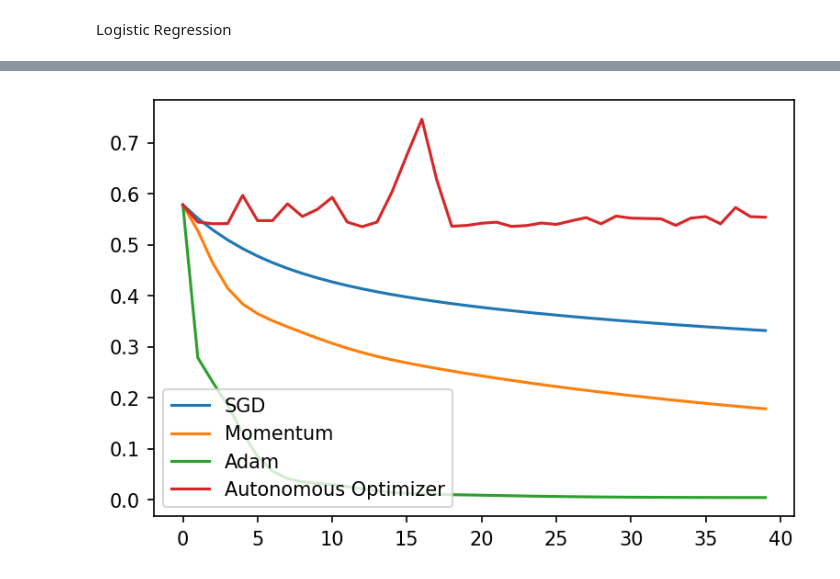
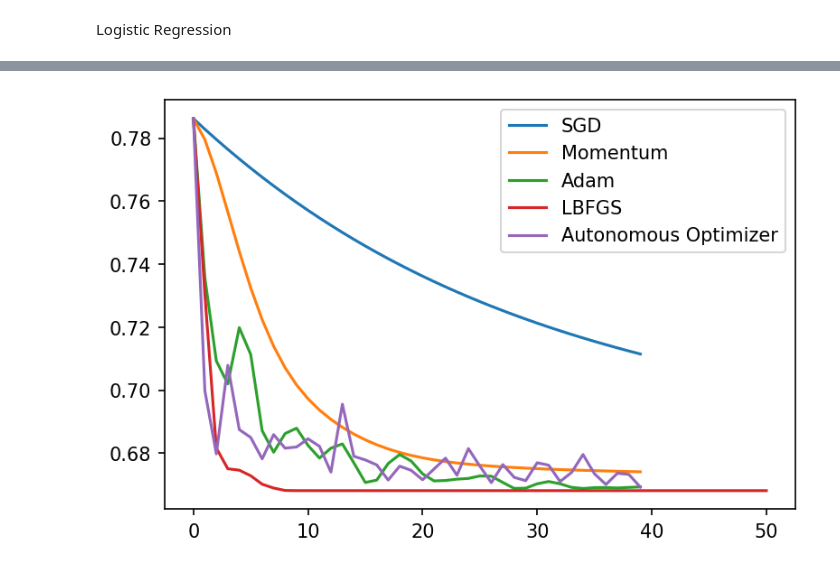
Before and after one commit to stewy33/Learning-to-Optimize, a Jupyter notebook: experiments.ipynb, the cells around one changed output, grey strips where cells are left out. Cells and saved outputs as stored; diff of their text form; code cells hidden in the pictures.

```diff
--- a/experiments.ipynb
+++ b/experiments.ipynb
@@ -85,6 +92,11 @@ adam_vals, adam_traj = benchmark.run_optimizer(
     torch.optim.Adam, problem, iterations, quadratic_tune['adam']['hyperparams'])
 print(f'Adam optimality gap: {adam_vals.min() - optimal_value}')
 
+# LBFGS
+lbfgs_vals, lbfgs_traj = benchmark.run_optimizer(
+    torch.optim.LBFGS, problem, iterations, {})
+print(f'LBFGS optimality gap: {lbfgs_vals.min() - optimal_value}')
+
 # Autonomous optimizer
 ao_vals, ao_traj = benchmark.run_optimizer(
     autonomous_optimizer.AutonomousOptimizer, problem, iterations, {"policy": quadratic_policy})
@@ -156,5 +171,7 @@ plot_trajs({
 # %% [markdown]
 Logistic Regression
 # %%
-dataset = [benchmark.logistic_regression() for _ in range(90)]
-env = autonomous_optimizer.Environment(dataset, num_steps=40, history_len=25)
+lr_dataset = [benchmark.logistic_regression() for _ in range(90)]
+
+def make_lr_env():
+    return autonomous_optimizer.Environment(lr_dataset, num_steps=40, history_len=25)
@@ -168,5 +193,5 @@ lr_policy = stable_baselines.PPO1(MlpPolicy, env, verbose=0, tensorboard_log='tb
 from stable_baselines.common.policies import MlpPolicy
 lr_policy = stable_baselines.PPO2(MlpPolicy, env, verbose=0, tensorboard_log='tb_logs/lr')
 # %%
-lr_policy.learn(total_timesteps=20 * iterations * len(dataset))
+lr_policy.learn(total_timesteps=200 * iterations * len(dataset))
 # %% [output]
@@ -200,6 +225,11 @@ adam_vals, adam_traj = benchmark.run_optimizer(
     torch.optim.Adam, problem, iterations, lr_tune['adam']['hyperparams'])
 print(f'Adam optimum: {adam_vals.min()}')
 
+# LBFGS
+lbfgs_vals, lbfgs_traj = benchmark.run_optimizer(
+    torch.optim.LBFGS, problem, iterations, {"max_iter": 1})
+print(f'LBFGS optimality gap: {lbfgs_vals.min()}')
+
 # Autonomous optimizer
 ao_vals, ao_traj = benchmark.run_optimizer(
     autonomous_optimizer.AutonomousOptimizer, problem, iterations, {"policy": lr_policy})
@@ -225,13 +243,13 @@ Autonomous Optimizer optimum: 0.5780957937240601
 # %%
 plt.figure(figsize=(6, 4), dpi=150)
 
 plt.plot(sgd_vals, label='SGD')
 plt.plot(momentum_vals, label='Momentum')
 plt.plot(adam_vals, label='Adam')
+plt.plot(lbfgs_vals, label='LBFGS')
 plt.plot(ao_vals, label='Autonomous Optimizer')
 
-#plt.yscale('log')
 plt.legend()
 plt.show()
 # %% [output]
-[figure, old version]
+[figure, new version]
```
Also changed, not shown: parts of 22 cells of this notebook, 2 other files.
